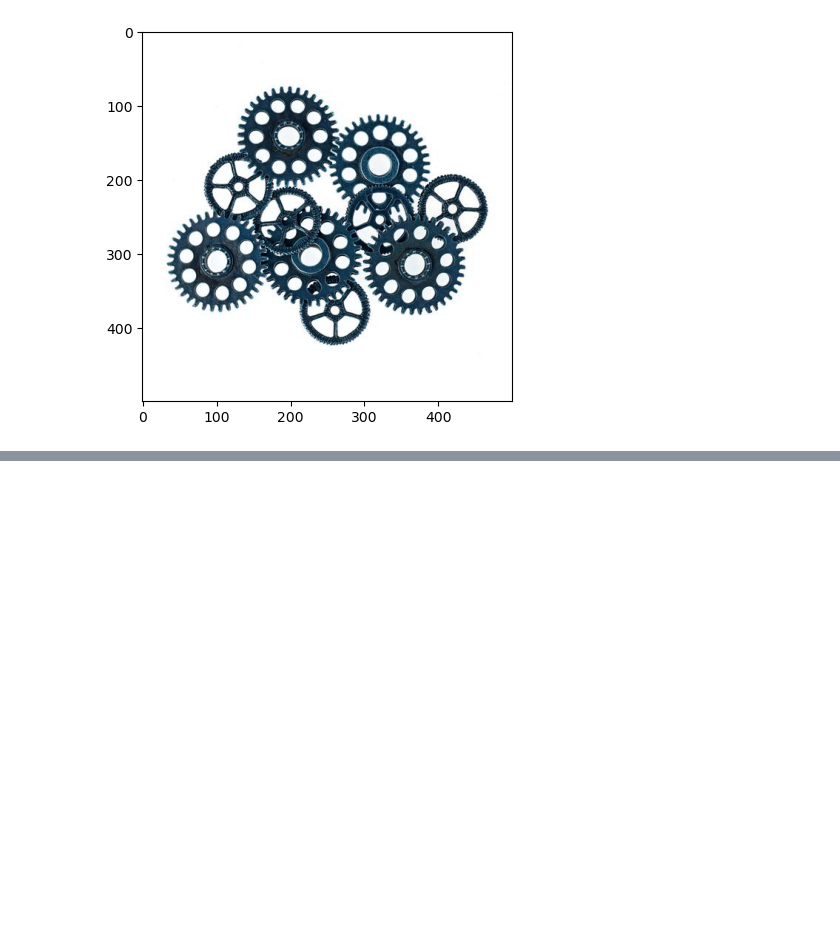
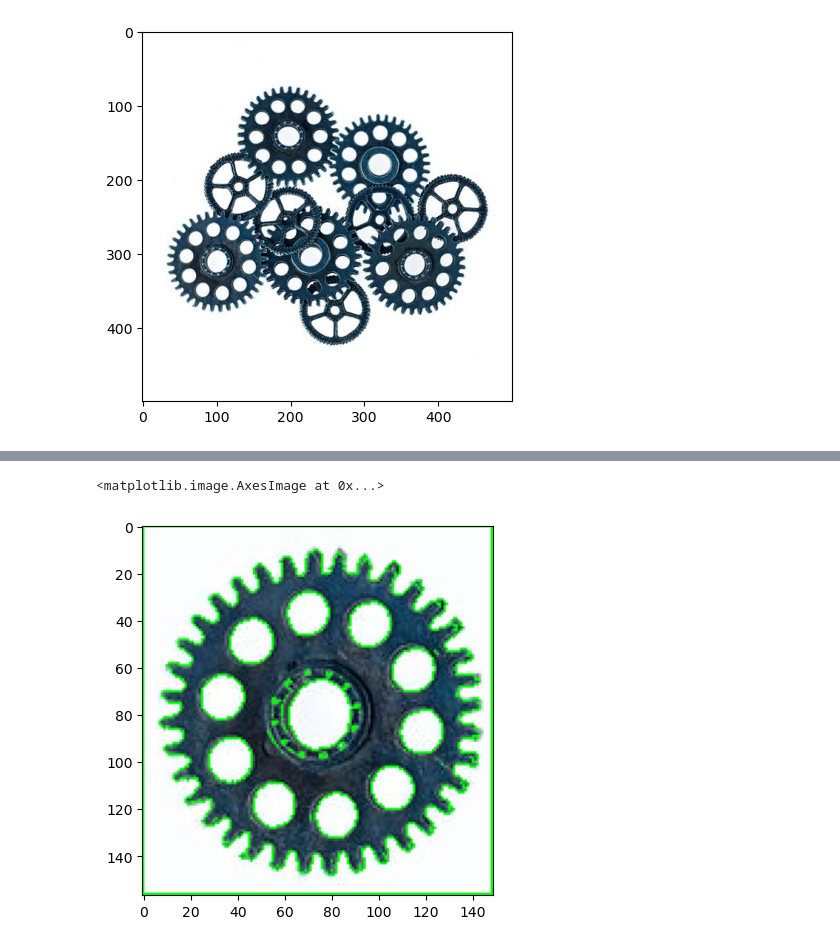
Before and after one commit to MrWlobo/Zaawansowane_Algorytmy_Wizyjne, a Jupyter notebook: Lab04/ZAW_Lab04.ipynb, the cells around one changed output, grey strips where cells are left out. Saved outputs shown, nothing was run; the diff lists cells and outputs as text; code cells hidden in the pictures; blank space fills up the shorter version.

```diff
--- a/Lab04/ZAW_Lab04.ipynb
+++ b/Lab04/ZAW_Lab04.ipynb
@@ -22,0 +41,6 @@ plt.imshow(gears)
+# %%
+plotted_contours = cv2.drawContours(gear, contours, -1, (0, 255, 0))
+plt.imshow(plotted_contours)
+# %% [output]
+<matplotlib.image.AxesImage at 0x...>
+[figure, added]
```
Also changed, not shown: parts of 7 cells of this notebook.
